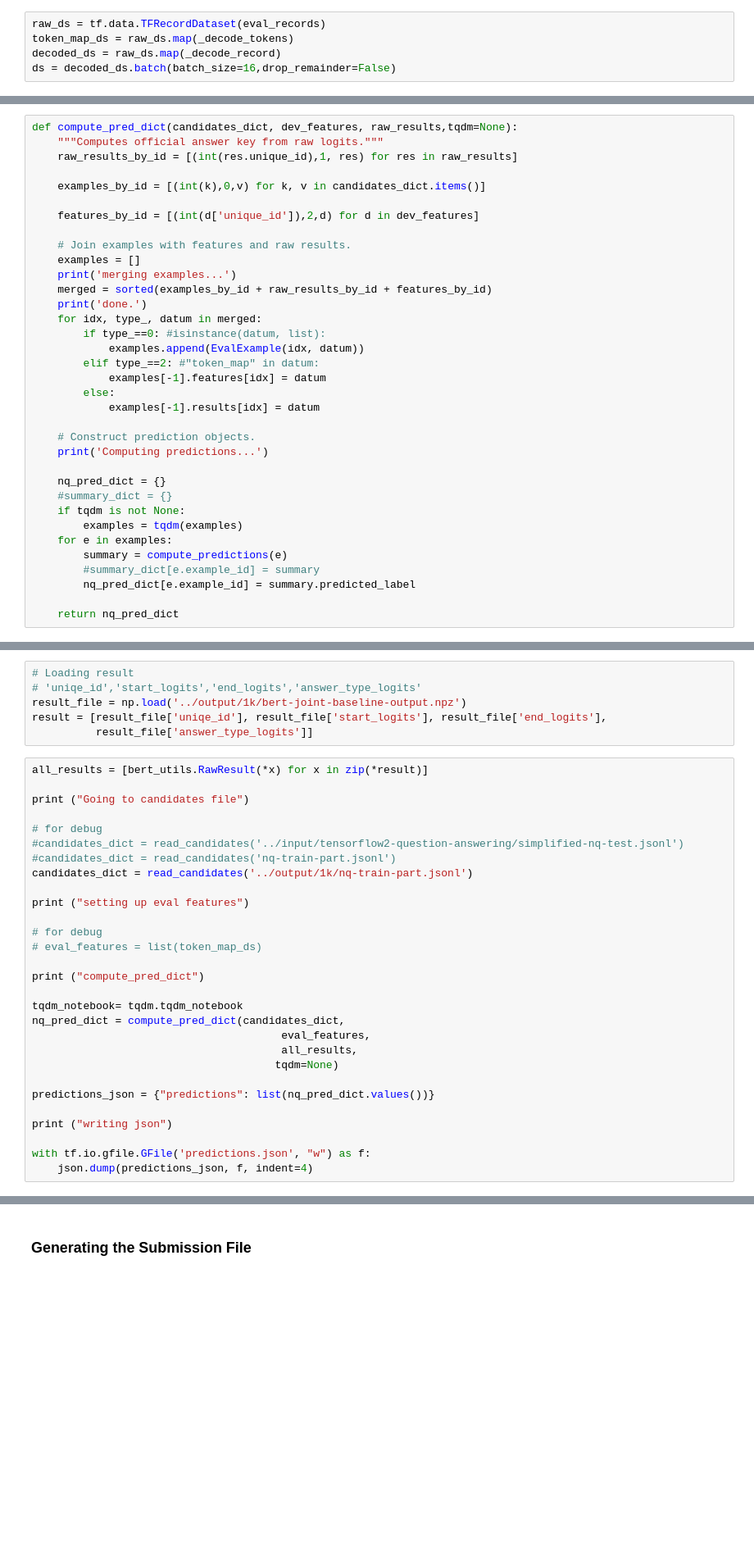
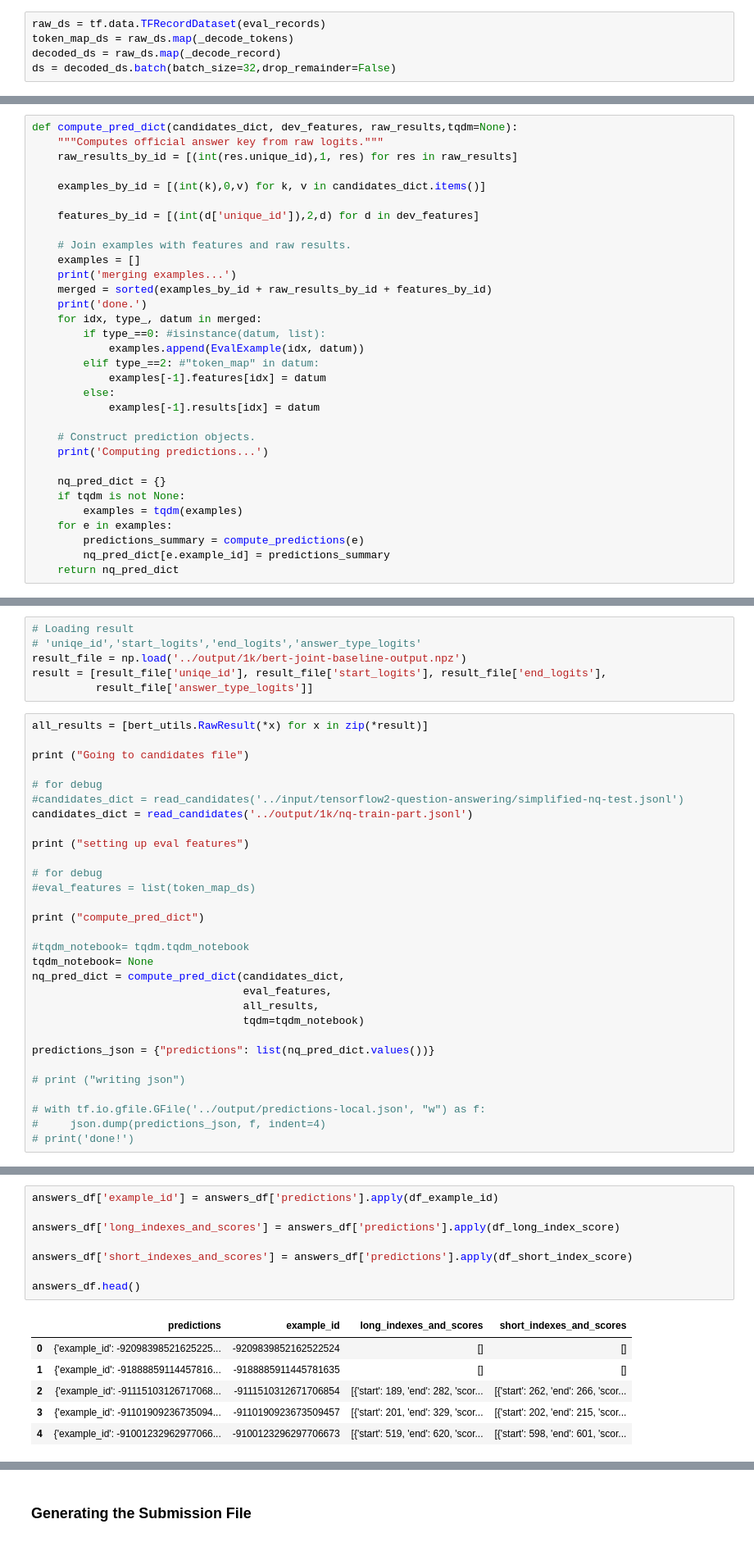
Before and after one commit to prohor33/tf2-question-answering, a Jupyter notebook: my/my_debug.ipynb, the cells around one changed output, grey strips where cells are left out. Shown: that part at 82% size. Cells and saved outputs as stored; diff of their text form; blank space fills up the shorter version.

```diff
--- a/my/my_debug.ipynb
+++ b/my/my_debug.ipynb
@@ -270,6 +224,6 @@ def _decode_tokens(record):
 raw_ds = tf.data.TFRecordDataset(eval_records)
 token_map_ds = raw_ds.map(_decode_tokens)
 decoded_ds = raw_ds.map(_decode_record)
-ds = decoded_ds.batch(batch_size=16,drop_remainder=False)
+ds = decoded_ds.batch(batch_size=32,drop_remainder=False)
 # %%
 result=model.predict_generator(ds,verbose=1)
@@ -420,14 +397,11 @@ def compute_pred_dict(candidates_dict, dev_features, raw_results,tqdm=None):
     print('Computing predictions...')
 
     nq_pred_dict = {}
-    #summary_dict = {}
     if tqdm is not None:
         examples = tqdm(examples)
     for e in examples:
-        summary = compute_predictions(e)
-        #summary_dict[e.example_id] = summary
-        nq_pred_dict[e.example_id] = summary.predicted_label
-
+        predictions_summary = compute_predictions(e)
+        nq_pred_dict[e.example_id] = predictions_summary
     return nq_pred_dict
 # %%
 def read_candidates_from_one_split(input_path):
@@ -477,28 +450,29 @@ print ("Going to candidates file")
 
 # for debug
 #candidates_dict = read_candidates('../input/tensorflow2-question-answering/simplified-nq-test.jsonl')
-#candidates_dict = read_candidates('nq-train-part.jsonl')
 candidates_dict = read_candidates('../output/1k/nq-train-part.jsonl')
 
 print ("setting up eval features")
 
 # for debug
-# eval_features = list(token_map_ds)
+#eval_features = list(token_map_ds)
 
 print ("compute_pred_dict")
 
-tqdm_notebook= tqdm.tqdm_notebook
+#tqdm_notebook= tqdm.tqdm_notebook
+tqdm_notebook= None
 nq_pred_dict = compute_pred_dict(candidates_dict,
-                                       eval_features,
-                                       all_results,
-                                      tqdm=None)
+                                 eval_features,
+                                 all_results,
+                                 tqdm=tqdm_notebook)
 
 predictions_json = {"predictions": list(nq_pred_dict.values())}
 
-print ("writing json")
+# print ("writing json")
 
-with tf.io.gfile.GFile('predictions.json', "w") as f:
-    json.dump(predictions_json, f, indent=4)
+# with tf.io.gfile.GFile('../output/predictions-local.json', "w") as f:
+#     json.dump(predictions_json, f, indent=4)
+# print('done!')
 # %% [output]
 Going to candidates file
 Reading examples from: ../output/1k/nq-train-part.jsonl
@@ -589,0 +540,15 @@ test_answers_df.to_csv('../output/test_answers_df_v1.csv', index=False)
+# %%
+answers_df['example_id'] = answers_df['predictions'].apply(df_example_id)
+
+answers_df['long_indexes_and_scores'] = answers_df['predictions'].apply(df_long_index_score)
+
+answers_df['short_indexes_and_scores'] = answers_df['predictions'].apply(df_short_index_score)
+
+answers_df.head()
+# %% [output]
+|  | predictions | example_id | long_indexes_and_scores | short_indexes_and_scores |
+| 0 | {'example_id': -92098398521625225... | -9209839852162522524 | [] | [] |
+| 1 | {'example_id': -91888859114457816... | -9188885911445781635 | [] | [] |
+| 2 | {'example_id': -91115103126717068... | -9111510312671706854 | [{'start': 189, 'end': 282, 'scor... | [{'start': 262, 'end': 266, 'scor... |
+| 3 | {'example_id': -91101909236735094... | -9110190923673509457 | [{'start': 201, 'end': 329, 'scor... | [{'start': 202, 'end': 215, 'scor... |
+| 4 | {'example_id': -91001232962977066... | -9100123296297706673 | [{'start': 519, 'end': 620, 'scor... | [{'start': 598, 'end': 601, 'scor... |
```
Also changed, not shown: parts of 47 cells of this notebook, 1 other file.
